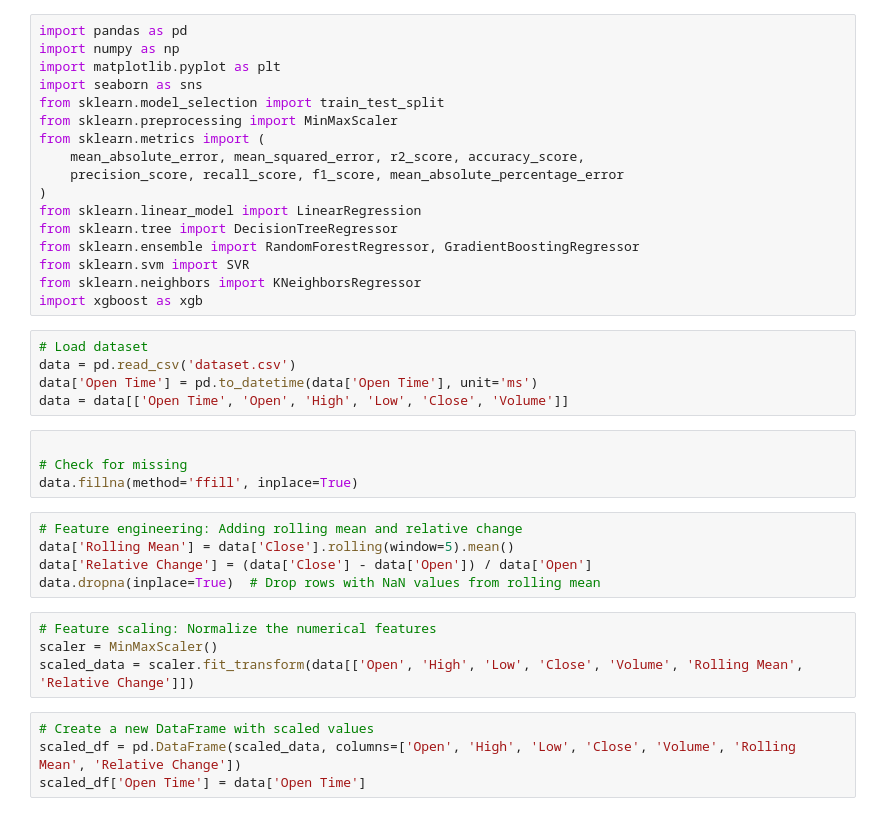
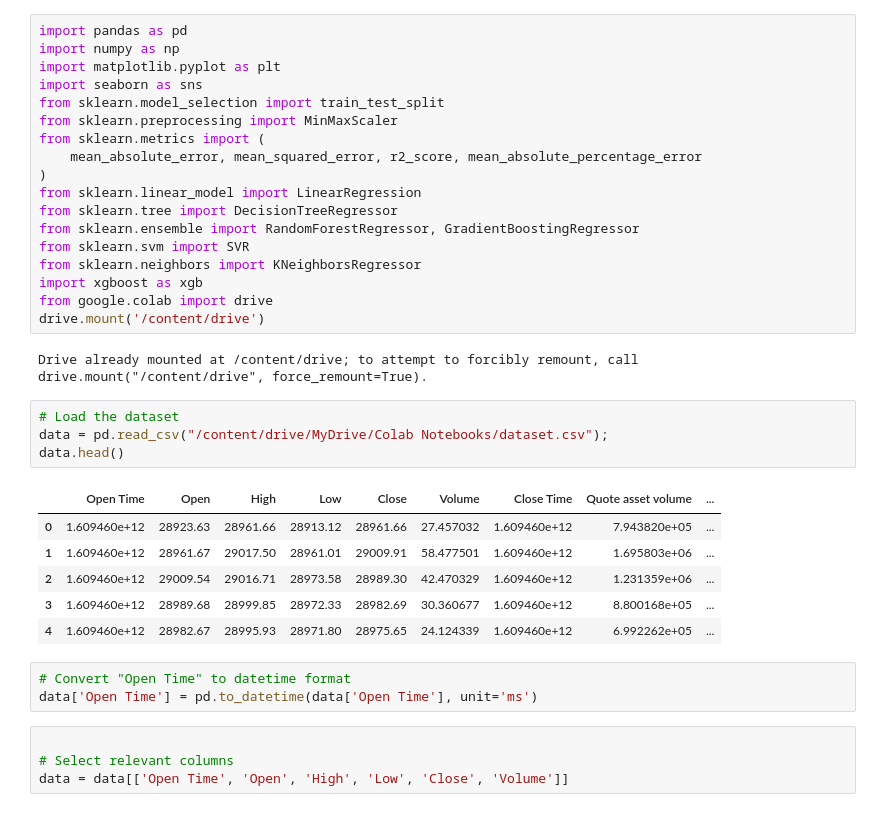
Before and after one commit to 8ad40n/Exploring-ML, a Jupyter notebook: ML Paper/bitcoin.ipynb, the cells around one changed output. Drawn from its saved outputs; the diff is of its cells as text.

```diff
--- a/ML Paper/bitcoin.ipynb
+++ b/ML Paper/bitcoin.ipynb
@@ -6,8 +6,7 @@ import seaborn as sns
 from sklearn.model_selection import train_test_split
 from sklearn.preprocessing import MinMaxScaler
 from sklearn.metrics import (
-    mean_absolute_error, mean_squared_error, r2_score, accuracy_score,
-    precision_score, recall_score, f1_score, mean_absolute_percentage_error
+    mean_absolute_error, mean_squared_error, r2_score, mean_absolute_percentage_error
 )
 from sklearn.linear_model import LinearRegression
 from sklearn.tree import DecisionTreeRegressor
@@ -15,28 +14,28 @@ from sklearn.ensemble import RandomForestRegressor, GradientBoostingRegressor
 from sklearn.svm import SVR
 from sklearn.neighbors import KNeighborsRegressor
 import xgboost as xgb
+from google.colab import drive
+drive.mount('/content/drive')
+# %% [output]
+Drive already mounted at /content/drive; to attempt to forcibly remount, call drive.mount("/content/drive", force_remount=True).
+# %%
+# Load the dataset
+data = pd.read_csv("/content/drive/MyDrive/Colab Notebooks/dataset.csv");
+data.head()
+# %% [output]
+|  | Open Time | Open | High | Low | Close | Volume | Close Time | Quote asset volume | ... |
+| 0 | 1.609460e+12 | 28923.63 | 28961.66 | 28913.12 | 28961.66 | 27.457032 | 1.609460e+12 | 7.943820e+05 | ... |
+| 1 | 1.609460e+12 | 28961.67 | 29017.50 | 28961.01 | 29009.91 | 58.477501 | 1.609460e+12 | 1.695803e+06 | ... |
+| 2 | 1.609460e+12 | 29009.54 | 29016.71 | 28973.58 | 28989.30 | 42.470329 | 1.609460e+12 | 1.231359e+06 | ... |
+| 3 | 1.609460e+12 | 28989.68 | 28999.85 | 28972.33 | 28982.69 | 30.360677 | 1.609460e+12 | 8.800168e+05 | ... |
+| 4 | 1.609460e+12 | 28982.67 | 28995.93 | 28971.80 | 28975.65 | 24.124339 | 1.609460e+12 | 6.992262e+05 | ... |
 # %%
-# Load dataset
-data = pd.read_csv('dataset.csv')
+# Convert "Open Time" to datetime format
 data['Open Time'] = pd.to_datetime(data['Open Time'], unit='ms')
-data = data[['Open Time', 'Open', 'High', 'Low', 'Close', 'Volume']]
-# %%
-
-# Check for missing
-data.fillna(method='ffill', inplace=True)
-# %%
-# Feature engineering: Adding rolling mean and relative change
-data['Rolling Mean'] = data['Close'].rolling(window=5).mean()
-data['Relative Change'] = (data['Close'] - data['Open']) / data['Open']
-data.dropna(inplace=True)  # Drop rows with NaN values from rolling mean
-# %%
-# Feature scaling: Normalize the numerical features
-scaler = MinMaxScaler()
-scaled_data = scaler.fit_transform(data[['Open', 'High', 'Low', 'Close', 'Volume', 'Rolling Mean', 'Relative Change']])
-# %%
-# Create a new DataFrame with scaled values
-scaled_df = pd.DataFrame(scaled_data, columns=['Open', 'High', 'Low', 'Close', 'Volume', 'Rolling Mean', 'Relative Change'])
-scaled_df['Open Time'] = data['Open Time']
+# %%
+
+# Select relevant columns
+data = data[['Open Time', 'Open', 'High', 'Low', 'Close', 'Volume']]
 # %%
 data.head()
 # %% [output]
```
Also changed, not shown: parts of 25 cells of this notebook.
